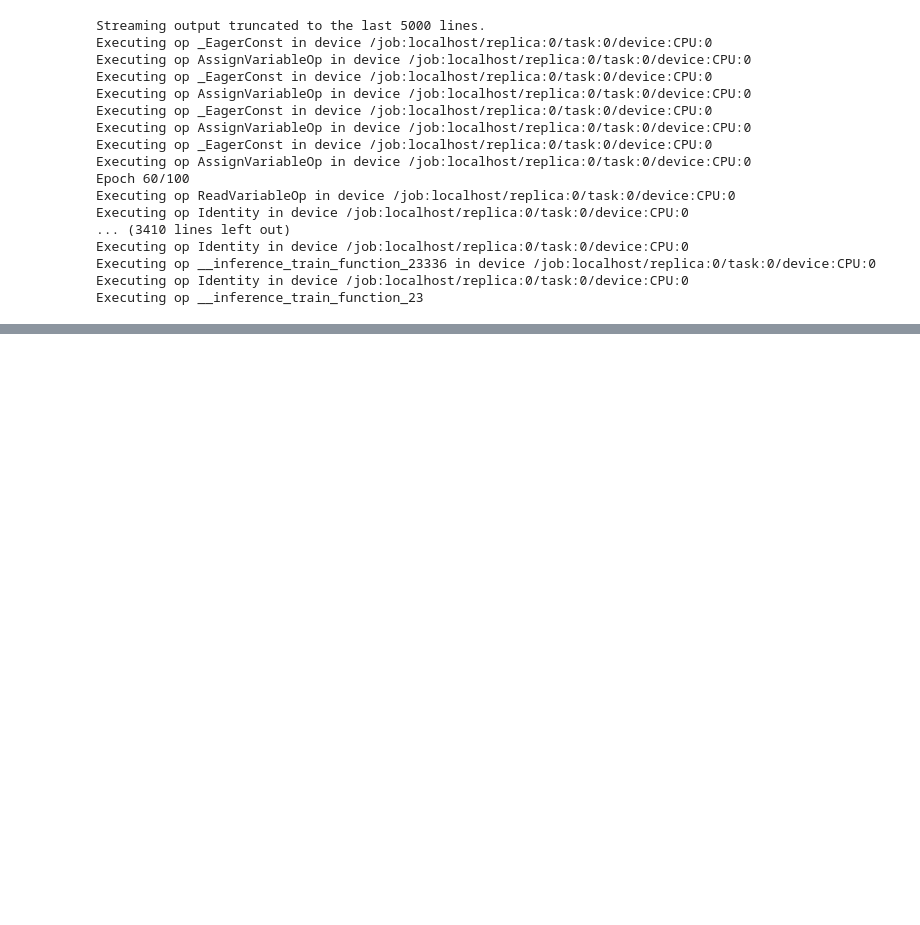
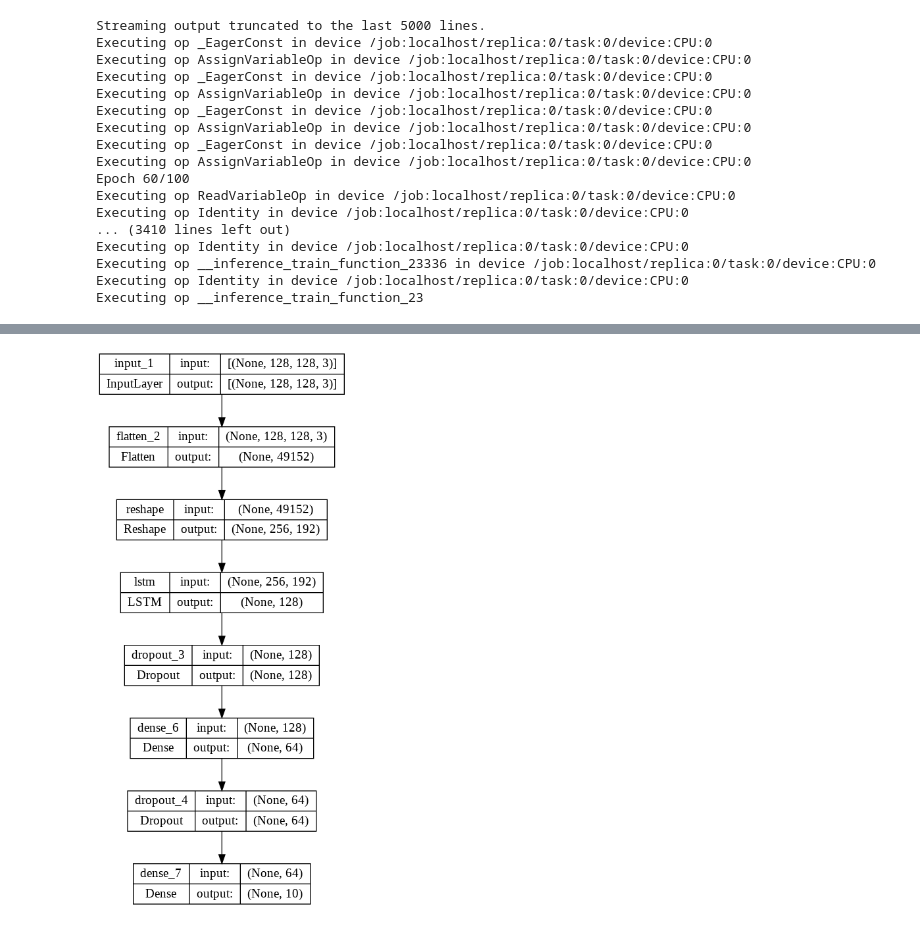
Before and after one commit to sandeepss2020/Neural_Network-DL, a Jupyter notebook: 2147130_CAC2_NNDL.ipynb, the cells around one changed output, grey strips where cells are left out. Saved outputs shown, nothing was run; the diff lists cells and outputs as text; code cells hidden in the pictures; blank space fills up the shorter version.

```diff
--- a/2147130_CAC2_NNDL.ipynb
+++ b/2147130_CAC2_NNDL.ipynb
@@ -759,0 +774,5 @@ plt.show()
+# %%
+from keras.utils.vis_utils import plot_model
+plot_model(model, show_shapes=True, show_layer_names=True)
+# %% [output]
+[figure, added]
```
Also changed, not shown: parts of 11 cells of this notebook.
